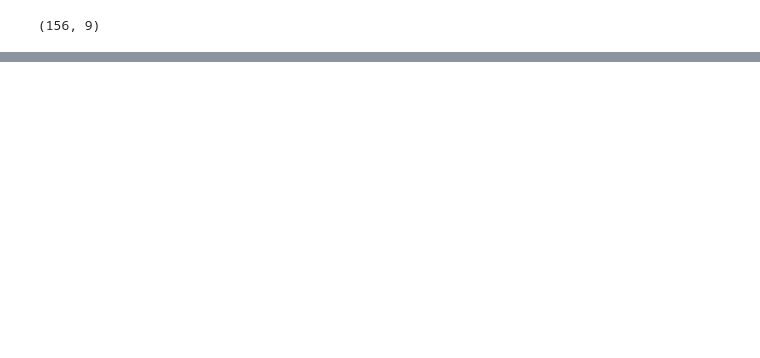
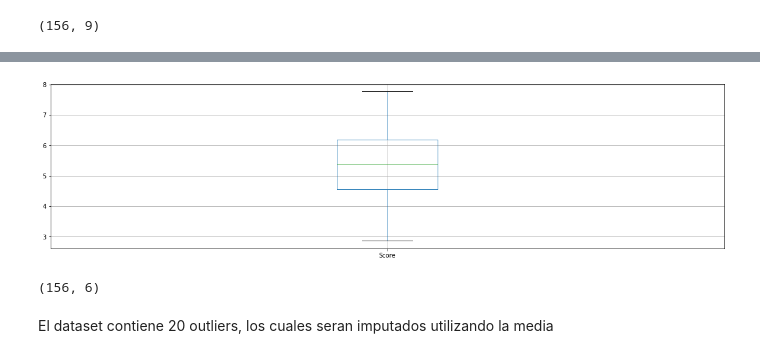
Before and after one commit to DaletWolff/Happiness, a Jupyter notebook: Happiness.ipynb, the cells around one changed output, grey strips where cells are left out. Drawn from its saved outputs; the diff is of its cells as text; code cells hidden in the pictures; blank space fills up the shorter version.

```diff
--- a/Happiness.ipynb
+++ b/Happiness.ipynb
@@ -98,0 +63,11 @@ interactive(children=(Dropdown(description='columna', options=('Score', 'GDP per
+# %%
+df_2019["Score"].plot(kind='box')
+plt.grid()
+# %% [output]
+[figure, added]
+# %%
+df_2019.shape
+# %% [output]
+(156, 6)
+# %% [markdown]
+El dataset contiene 20 outliers, los cuales seran imputados utilizando la media
```
Also changed, not shown: parts of 55 cells of this notebook.
